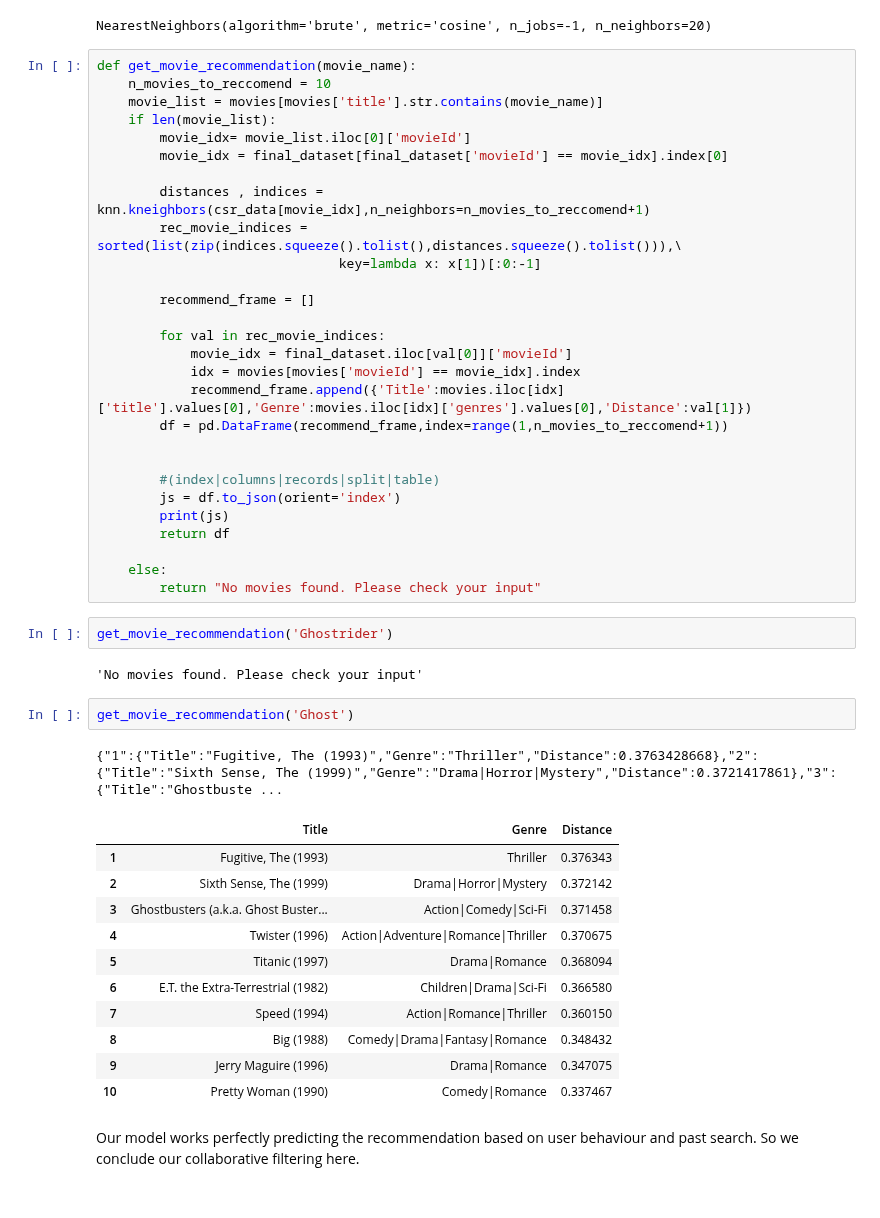
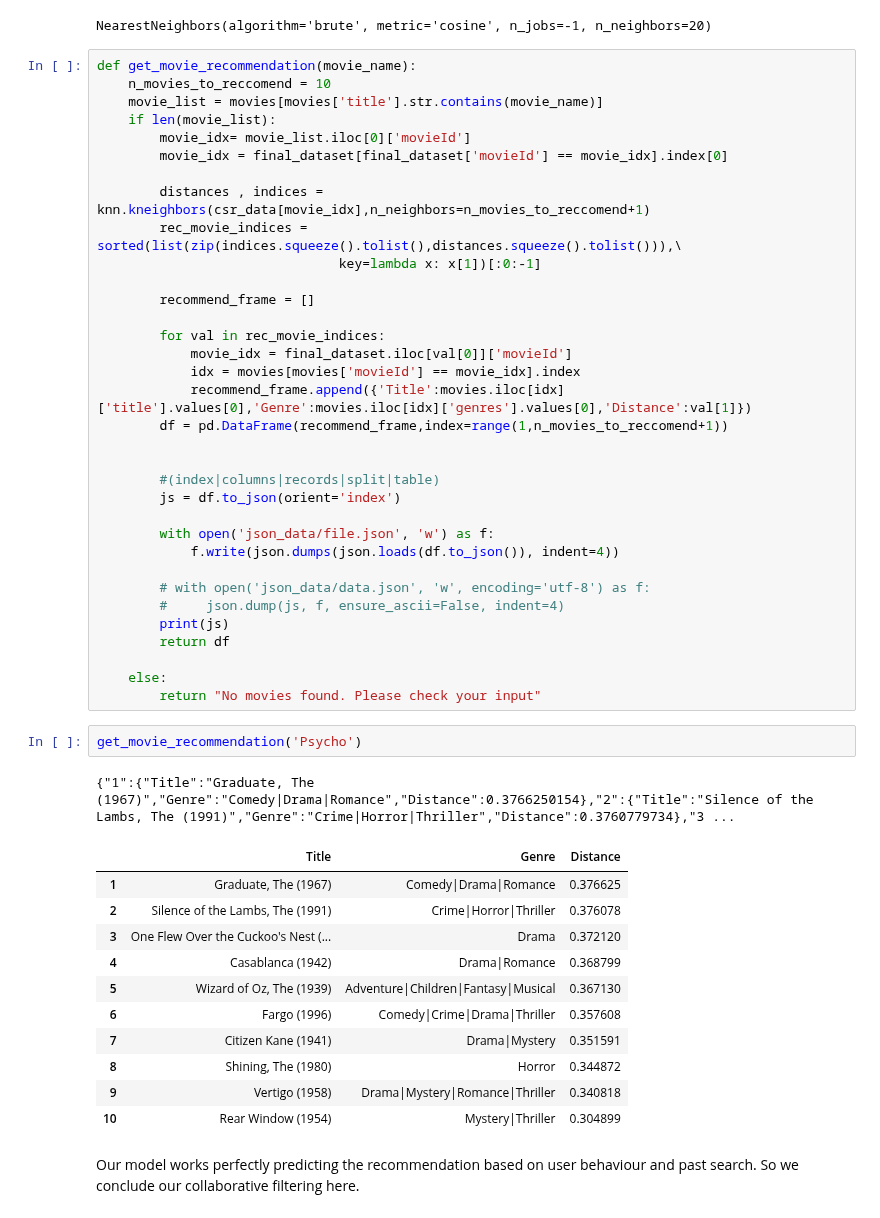
Before and after one commit to Aarekaz/mymovielist, a Jupyter notebook: backend/notebooks/item-based_collaborative_filtering_model.ipynb, the cells around one changed output. Cells and saved outputs as stored; diff of their text form.

```diff
--- a/backend/notebooks/item-based_collaborative_filtering_model.ipynb
+++ b/backend/notebooks/item-based_collaborative_filtering_model.ipynb
@@ -176,30 +176,32 @@ def get_movie_recommendation(movie_name):
 
         #(index|columns|records|split|table)
         js = df.to_json(orient='index')
+
+        with open('json_data/file.json', 'w') as f:
+            f.write(json.dumps(json.loads(df.to_json()), indent=4))
+
+        # with open('json_data/data.json', 'w', encoding='utf-8') as f:
+        #     json.dump(js, f, ensure_ascii=False, indent=4)
         print(js)
         return df
 
     else:
         return "No movies found. Please check your input"
 # %%
-get_movie_recommendation('Ghostrider')
+get_movie_recommendation('Psycho')
 # %% [output]
-'No movies found. Please check your input'
+{"1":{"Title":"Graduate, The (1967)","Genre":"Comedy|Drama|Romance","Distance":0.3766250154},"2":{"Title":"Silence of the Lambs, The (1991)","Genre":"Crime|Horror|Thriller","Distance":0.3760779734},"3 ...
+|  | Title | Genre | Distance |
+| 1 | Graduate, The (1967) | Comedy|Drama|Romance | 0.376625 |
+| 2 | Silence of the Lambs, The (1991) | Crime|Horror|Thriller | 0.376078 |
+| 3 | One Flew Over the Cuckoo's Nest (... | Drama | 0.372120 |
+| 4 | Casablanca (1942) | Drama|Romance | 0.368799 |
+| 5 | Wizard of Oz, The (1939) | Adventure|Children|Fantasy|Musical | 0.367130 |
+| 6 | Fargo (1996) | Comedy|Crime|Drama|Thriller | 0.357608 |
+| 7 | Citizen Kane (1941) | Drama|Mystery | 0.351591 |
+| 8 | Shining, The (1980) | Horror | 0.344872 |
+| 9 | Vertigo (1958) | Drama|Mystery|Romance|Thriller | 0.340818 |
+| 10 | Rear Window (1954) | Mystery|Thriller | 0.304899 |
-# %%
-get_movie_recommendation('Ghost')
-# %% [output]
-{"1":{"Title":"Fugitive, The (1993)","Genre":"Thriller","Distance":0.3763428668},"2":{"Title":"Sixth Sense, The (1999)","Genre":"Drama|Horror|Mystery","Distance":0.3721417861},"3":{"Title":"Ghostbuste ...
-|  | Title | Genre | Distance |
-| 1 | Fugitive, The (1993) | Thriller | 0.376343 |
-| 2 | Sixth Sense, The (1999) | Drama|Horror|Mystery | 0.372142 |
-| 3 | Ghostbusters (a.k.a. Ghost Buster... | Action|Comedy|Sci-Fi | 0.371458 |
-| 4 | Twister (1996) | Action|Adventure|Romance|Thriller | 0.370675 |
-| 5 | Titanic (1997) | Drama|Romance | 0.368094 |
-| 6 | E.T. the Extra-Terrestrial (1982) | Children|Drama|Sci-Fi | 0.366580 |
-| 7 | Speed (1994) | Action|Romance|Thriller | 0.360150 |
-| 8 | Big (1988) | Comedy|Drama|Fantasy|Romance | 0.348432 |
-| 9 | Jerry Maguire (1996) | Drama|Romance | 0.347075 |
-| 10 | Pretty Woman (1990) | Comedy|Romance | 0.337467 |
 # %% [markdown]
 Our model works perfectly predicting the recommendation based on user behaviour and past search. So we conclude our
 collaborative filtering here.
```
Also changed, not shown: 5 other files.
